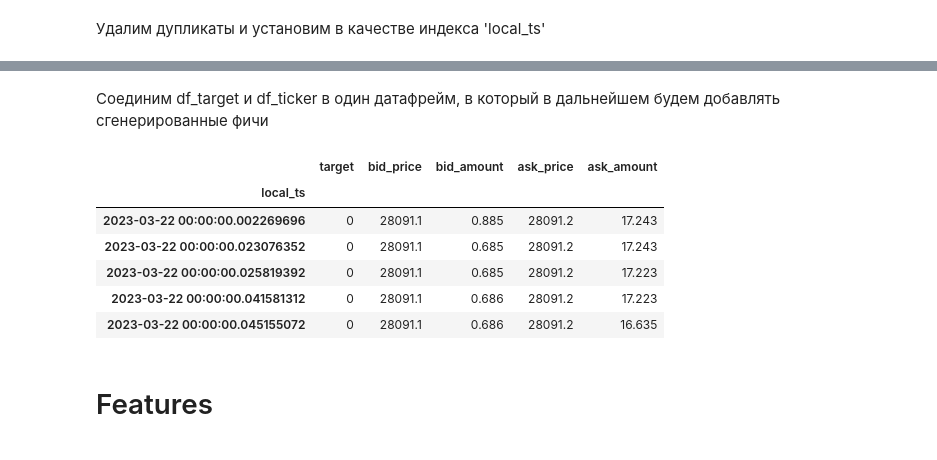
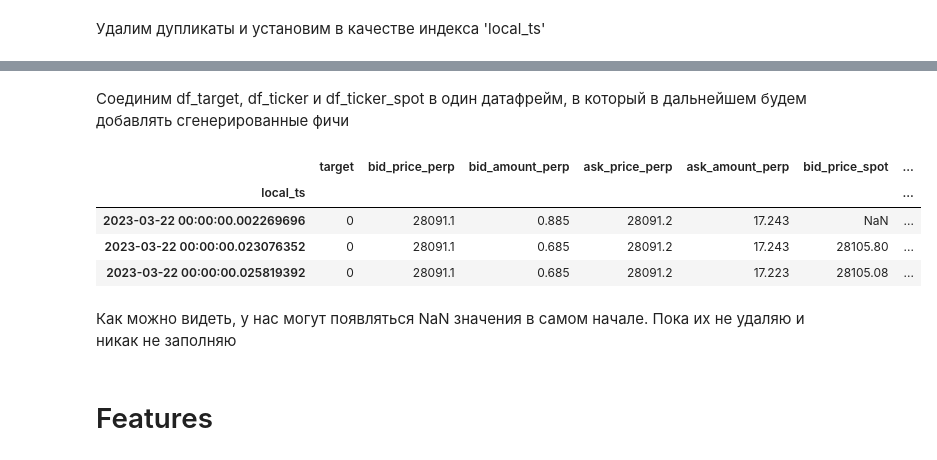
Before and after one commit to ESkripichnikov/market-prediction, a Jupyter notebook: get_features.ipynb, the cells around one changed output, grey strips where cells are left out. Cells and saved outputs as stored; diff of their text form; code cells hidden in the pictures.

```diff
--- a/get_features.ipynb
+++ b/get_features.ipynb
@@ -29,6 +32,9 @@ df_book = pd.read_csv(book_path, usecols=range(3, 104))
 df_target['local_ts'] = pd.to_datetime(df_target['local_ts'])
 df_ticker['local_ts'] = pd.to_datetime(df_ticker['local_ts'])
 df_book['local_timestamp'] = pd.to_datetime(df_book['local_timestamp'])
+# %%
+df_ticker_spot['local_ts'] = pd.to_datetime(df_ticker_spot['local_ts'])
+df_book_spot['local_timestamp'] = pd.to_datetime(df_book_spot['local_timestamp'])
 # %% [markdown]
 Удалим дупликаты и установим в качестве индекса 'local_ts'
 # %%
@@ -47,4 +53,15 @@ df_book = (
     df_book.drop_duplicates(subset='local_ts', keep='last')
     .set_index('local_ts').sort_index()
 )
+# %%
+df_ticker_spot = (
+    df_ticker_spot.drop_duplicates(subset='local_ts', keep='last')
+    .set_index('local_ts').sort_index()
+)
+
+df_book_spot.rename(columns={'local_timestamp': 'local_ts'}, inplace=True)
+df_book_spot = (
+    df_book_spot.drop_duplicates(subset='local_ts', keep='last')
+    .set_index('local_ts').sort_index()
+)
 # %% [markdown]
@@ -93,2 +102,2 @@ df_book.head()
 # %% [markdown]
-Соединим df_target и df_ticker в один датафрейм, в который в дальнейшем будем добавлять сгенерированные фичи
+Соединим df_target, df_ticker и df_ticker_spot в один датафрейм, в который в дальнейшем будем добавлять сгенерированные фичи
@@ -97,0 +104,11 @@ df = df.join(df_ticker, on='local_ts')
+# %%
+perp_columns = df_ticker.columns
+perp_columns = [f'{column}_perp' for column in perp_columns]
+df_ticker.columns = perp_columns
+
+spot_columns = df_ticker_spot.columns
+spot_columns = [f'{column}_spot' for column in spot_columns]
+df_ticker_spot.columns = spot_columns
+# %%
+df = pd.merge_asof(df_target, df_ticker, on='local_ts', direction='backward')
+df = pd.merge_asof(df, df_ticker_spot, on='local_ts', direction='backward')
@@ -103,10 +120,10 @@ del df_target, df_ticker # df_book
 # %%
-df.head()
+df.head(3)
 # %% [output]
-|  | target | bid_price | bid_amount | ask_price | ask_amount |
-| local_ts |  |  |  |  |  |
-| 2023-03-22 00:00:00.002269696 | 0 | 28091.1 | 0.885 | 28091.2 | 17.243 |
-| 2023-03-22 00:00:00.023076352 | 0 | 28091.1 | 0.685 | 28091.2 | 17.243 |
-| 2023-03-22 00:00:00.025819392 | 0 | 28091.1 | 0.685 | 28091.2 | 17.223 |
-| 2023-03-22 00:00:00.041581312 | 0 | 28091.1 | 0.686 | 28091.2 | 17.223 |
-| 2023-03-22 00:00:00.045155072 | 0 | 28091.1 | 0.686 | 28091.2 | 16.635 |
+|  | target | bid_price_perp | bid_amount_perp | ask_price_perp | ask_amount_perp | bid_price_spot | ... |
+| local_ts |  |  |  |  |  |  | ... |
+| 2023-03-22 00:00:00.002269696 | 0 | 28091.1 | 0.885 | 28091.2 | 17.243 | NaN | ... |
+| 2023-03-22 00:00:00.023076352 | 0 | 28091.1 | 0.685 | 28091.2 | 17.243 | 28105.80 | ... |
+| 2023-03-22 00:00:00.025819392 | 0 | 28091.1 | 0.685 | 28091.2 | 17.223 | 28105.08 | ... |
+# %% [markdown]
+Как можно видеть, у нас могут появляться NaN значения в самом начале. Пока их не удаляю и никак не заполняю
```
Also changed, not shown: parts of 52 cells of this notebook.
